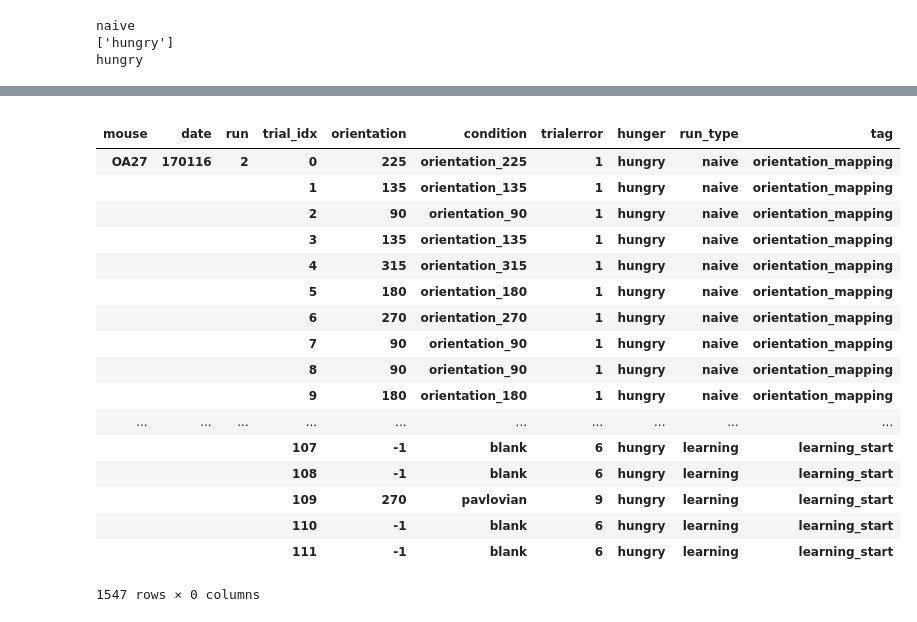
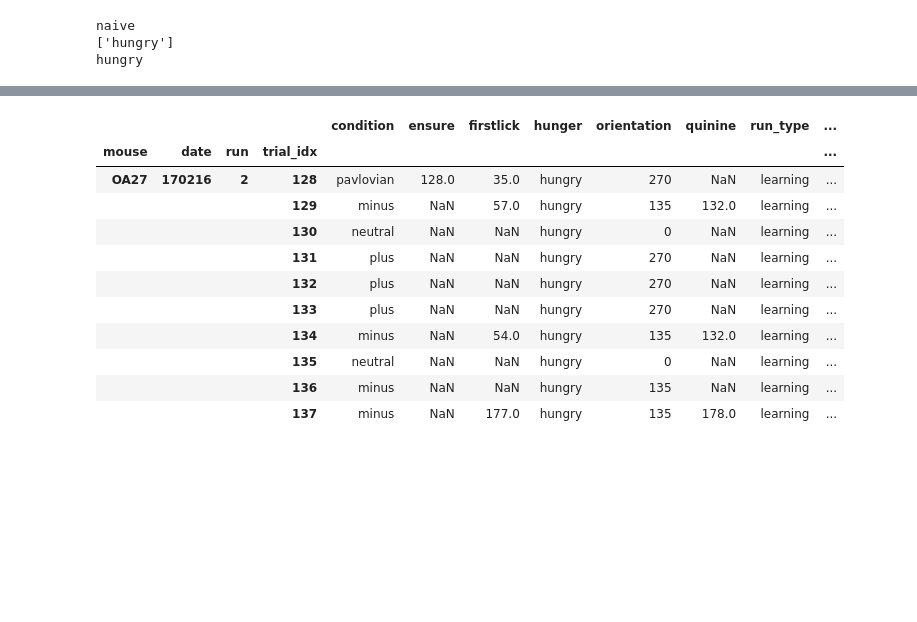
Before and after one commit to klmcguir/cascade, a Jupyter notebook: df_metadata_builder.ipynb, the cells around one changed output, grey strips where cells are left out. Drawn from its saved outputs; the diff is of its cells as text; code cells hidden in the pictures; blank space fills up the shorter version.

```diff
--- a/df_metadata_builder.ipynb
+++ b/df_metadata_builder.ipynb
@@ -142,23 +193,16 @@ Run: OA27_170404_7: 19991
 # %%
 trial_df = pd.concat(trial_list, axis=0)
-trial_df
+trial_df[10000:10010]
 # %% [output]
-|  |  |  |  |  |  |  |  |  |  |
-| mouse | date | run | trial_idx | orientation | condition | trialerror | hunger | run_type | tag |
-| OA27 | 170116 | 2 | 0 | 225 | orientation_225 | 1 | hungry | naive | orientation_mapping |
-|  |  |  | 1 | 135 | orientation_135 | 1 | hungry | naive | orientation_mapping |
-|  |  |  | 2 | 90 | orientation_90 | 1 | hungry | naive | orientation_mapping |
-|  |  |  | 3 | 135 | orientation_135 | 1 | hungry | naive | orientation_mapping |
-|  |  |  | 4 | 315 | orientation_315 | 1 | hungry | naive | orientation_mapping |
-|  |  |  | 5 | 180 | orientation_180 | 1 | hungry | naive | orientation_mapping |
-|  |  |  | 6 | 270 | orientation_270 | 1 | hungry | naive | orientation_mapping |
-|  |  |  | 7 | 90 | orientation_90 | 1 | hungry | naive | orientation_mapping |
-|  |  |  | 8 | 90 | orientation_90 | 1 | hungry | naive | orientation_mapping |
-|  |  |  | 9 | 180 | orientation_180 | 1 | hungry | naive | orientation_mapping |
-| ... | ... | ... | ... | ... | ... | ... | ... | ... | ... |
-|  |  |  | 107 | -1 | blank | 6 | hungry | learning | learning_start |
-|  |  |  | 108 | -1 | blank | 6 | hungry | learning | learning_start |
-|  |  |  | 109 | 270 | pavlovian | 9 | hungry | learning | learning_start |
-|  |  |  | 110 | -1 | blank | 6 | hungry | learning | learning_start |
-|  |  |  | 111 | -1 | blank | 6 | hungry | learning | learning_start |
+|  |  |  |  | condition | ensure | firstlick | hunger | orientation | quinine | run_type | ... |
+| mouse | date | run | trial_idx |  |  |  |  |  |  |  | ... |
+| OA27 | 170216 | 2 | 128 | pavlovian | 128.0 | 35.0 | hungry | 270 | NaN | learning | ... |
+|  |  |  | 129 | minus | NaN | 57.0 | hungry | 135 | 132.0 | learning | ... |
+|  |  |  | 130 | neutral | NaN | NaN | hungry | 0 | NaN | learning | ... |
+|  |  |  | 131 | plus | NaN | NaN | hungry | 270 | NaN | learning | ... |
+|  |  |  | 132 | plus | NaN | NaN | hungry | 270 | NaN | learning | ... |
+|  |  |  | 133 | plus | NaN | NaN | hungry | 270 | NaN | learning | ... |
+|  |  |  | 134 | minus | NaN | 54.0 | hungry | 135 | 132.0 | learning | ... |
+|  |  |  | 135 | neutral | NaN | NaN | hungry | 0 | NaN | learning | ... |
+|  |  |  | 136 | minus | NaN | NaN | hungry | 135 | NaN | learning | ... |
+|  |  |  | 137 | minus | NaN | 177.0 | hungry | 135 | 178.0 | learning | ... |
-1547 rows × 0 columns
```
Also changed, not shown: parts of 1 cell of this notebook, 3 other files.
